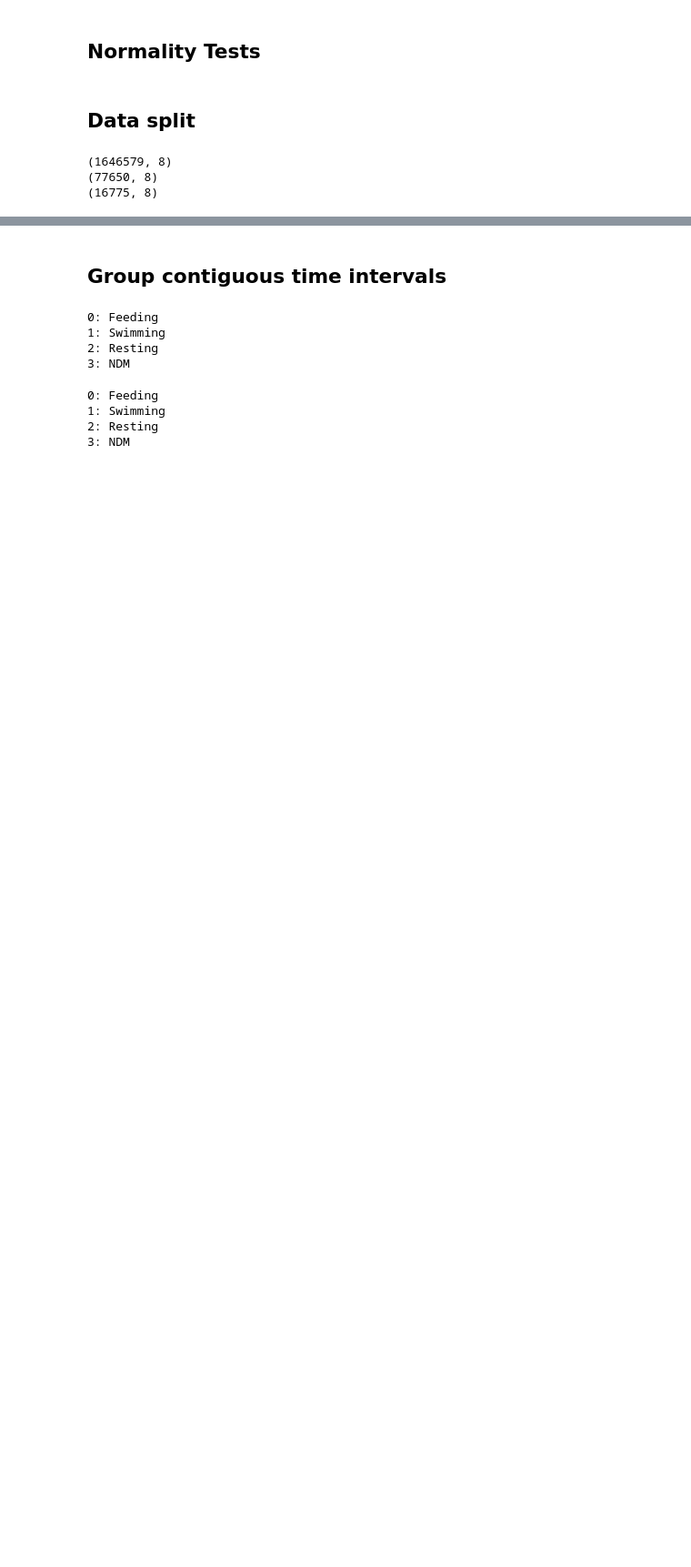
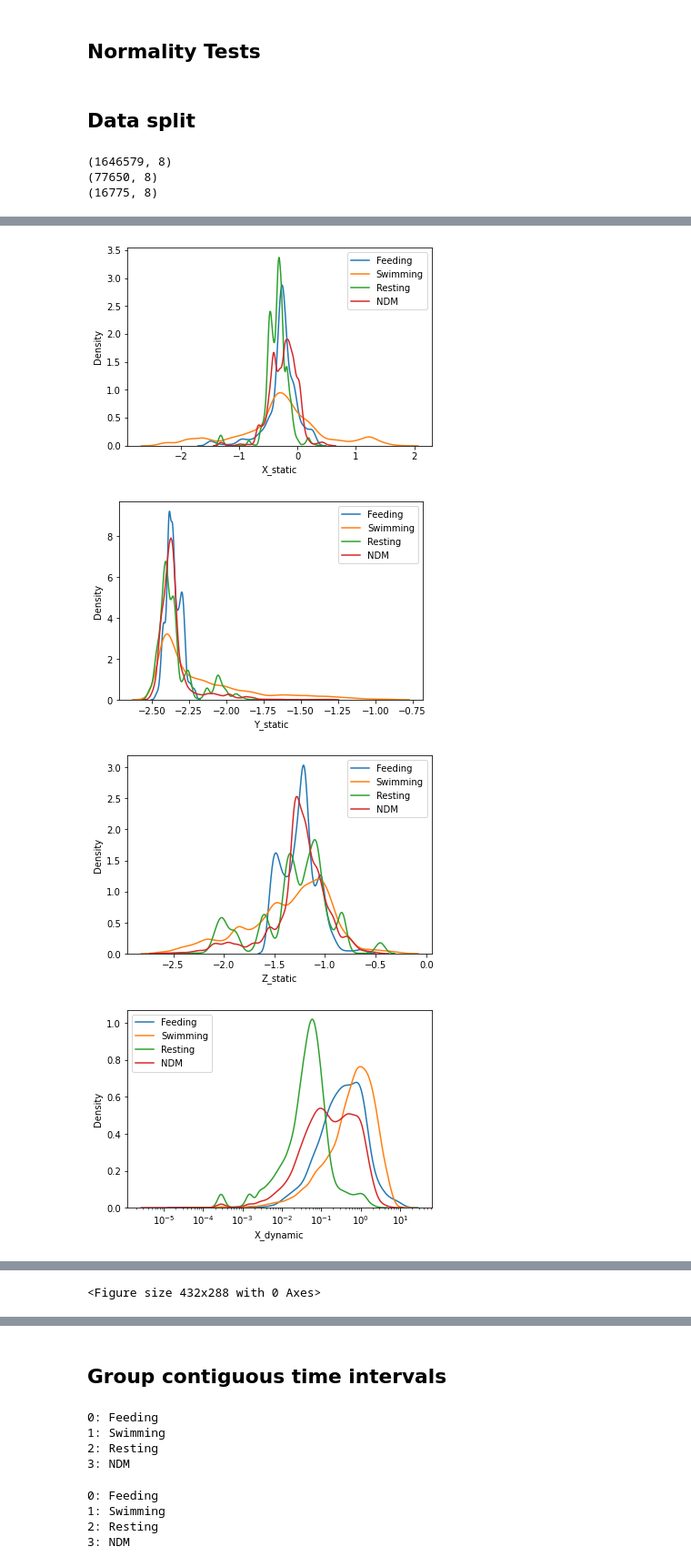
Before and after one commit to buchholzmd/SharkBehaviorClassification, a Jupyter notebook: data_sandbox-Copy1.ipynb, the cells around one changed output, grey strips where cells are left out. Shown at 91% size. Drawn from its saved outputs; the diff is of its cells as text; code cells hidden in the pictures; blank space fills up the shorter version.

```diff
--- a/data_sandbox-Copy1.ipynb
+++ b/data_sandbox-Copy1.ipynb
@@ -313,0 +349,12 @@ kde_plot(test_odba)
+# %%
+kde_plot(val_data, feature='X_static')
+kde_plot(val_data, feature='Y_static')
+kde_plot(val_data, feature='Z_static')
+kde_plot(val_data, feature='X_dynamic', log_scale=True)
+kde_plot(val_data, feature='Y_dynamic', log_scale=True)
+kde_plot(val_data, feature='Z_dynamic', log_scale=True)
+# %% [output]
+[figure, added]
+[figure, added]
+[figure, added]
+[figure, added]
@@ -313,0 +363 @@ kde_plot(test_odba)
+<Figure size 432x288 with 0 Axes>
```
Also changed, not shown: parts of 28 cells of this notebook, 10 other files.
